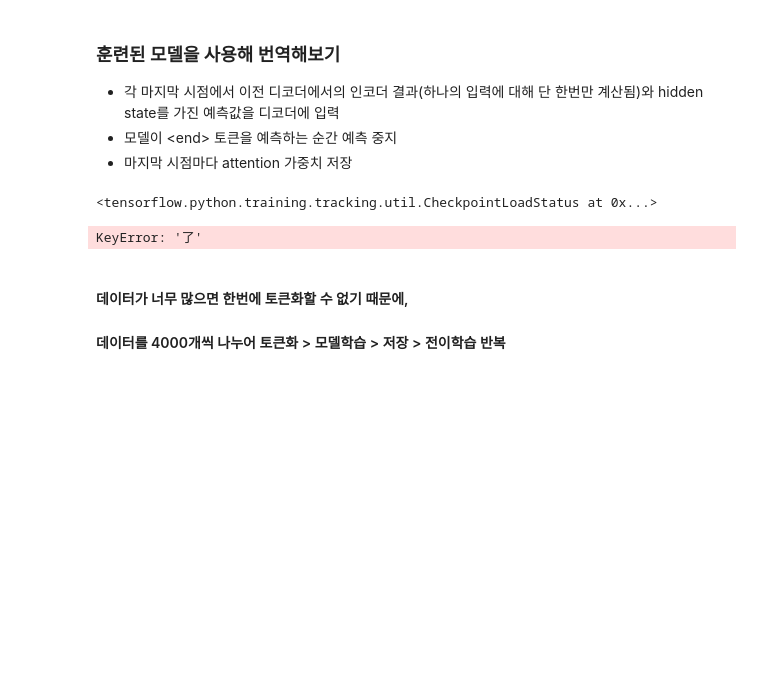
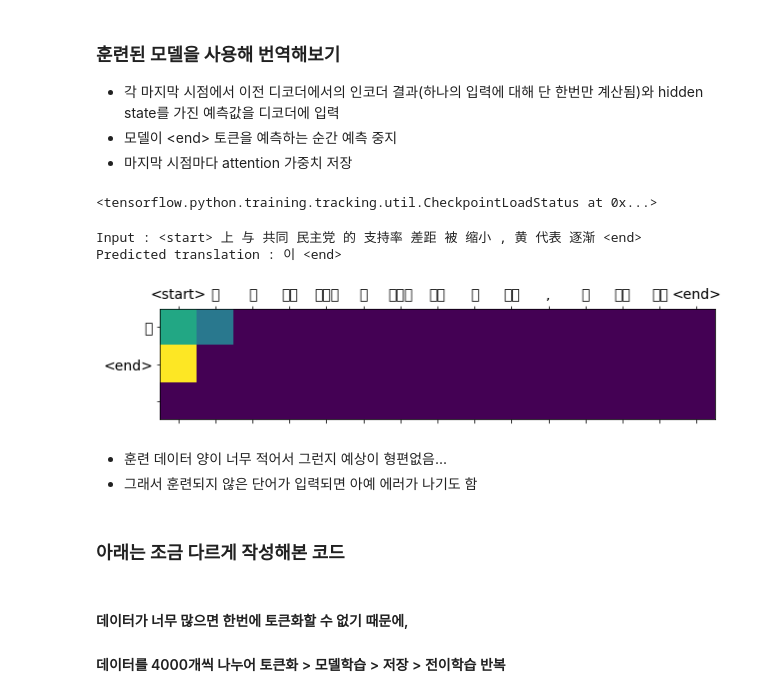
Before and after one commit to yeon93/NLP_Chinese_translator, a Jupyter notebook: 2_modeling.ipynb, the cells around one changed output. Saved outputs shown, nothing was run; the diff lists cells and outputs as text; code cells hidden in the pictures; blank space fills up the shorter version.

```diff
--- a/2_modeling.ipynb
+++ b/2_modeling.ipynb
@@ -117,14 +120,16 @@ def tokenize_dataset(path, num_data):
     return ch_tensor, ko_tensor, ch_tokenizer, ko_tokenizer
 # %%
 #num_data만큼 데이터셋 크기를 제한
-num_data = 10000
+num_data = 1000
 
 path = os.getcwd() + '\\Training'
-ch_tensor, ko_tensor, ch_lang, ko_lang = tokenize_dataset(path, num_data)
+ch_tensor, ko_tensor, ch_lang, ko_lang = tokenize_dataset(path, num_data)   #약 5분 소요
 
 #입력 텐서, 타겟 텐서의 최대 길이 계산
-print('중국어 tensor 크기 : {}'.format(ch_tensor.shape[1]))
-print('한국어 tensor 크기 : {}'.format(ko_tensor.shape[1]))
+max_length_ch = ch_tensor.shape[1]
+max_length_ko = ko_tensor.shape[1]
+print('중국어 tensor 최장 길이 : {}'.format(max_length_ch))
+print('한국어 tensor 최장 길이 : {}'.format(max_length_ko))
 # %% [output]
 Building prefix dict from the default dictionary ...
 Loading model from cache C:\Users\yeonok\AppData\Local\Temp\jieba.cache
@@ -133,11 +140,6 @@ Prefix dict has been built successfully.
 # %%
-def max_length(tensor):
-    return max(len(t) for t in tensor)
+ch_tensor_train, ch_tensor_val, ko_tensor_train, ko_tensor_val = train_test_split(ch_tensor, ko_tensor, test_size=0.2)
 
-max_length_ch, max_length_ko = max_length(ch_tensor), max_length(ko_tensor)
-print('문장 최대 길이 : 중국어 {}, 한국어 {}'.format(max_length_ch, max_length_ko))
-
-ch_tensor_train, ch_tensor_val, ko_tensor_train, ko_tensor_val = train_test_split(ch_tensor, ko_tensor, test_size=0.2)
-print('훈련 데이터셋 크기 : {}'.format(len(ch_tensor_train), len(ko_tensor_train)))
-print('검증 데이터셋 크기 : {}'.format(len(ch_tensor_val), len(ko_tensor_val)))
+print('훈련 데이터셋 크기 : {}, {}'.format(len(ch_tensor_train), len(ko_tensor_train)))
+print('검증 데이터셋 크기 : {}, {}'.format(len(ch_tensor_val), len(ko_tensor_val)))
 # %% [output]
@@ -169,7 +178,7 @@ convert(ko_lang, ko_tensor_train[0])
 ### tf.data 데이터셋 생성하기
 # %%
 BUFFER_SIZE = len(ch_tensor_train)
-BATCH_SIZE = 64   #Out of Memory 에러 주의
+BATCH_SIZE = 1   #Out of Memory 에러 주의...ㅠ
 steps_per_epoch = len(ch_tensor_train) // BATCH_SIZE
 embedding_size = 256
 units = 1024
@@ -392,5 +394,5 @@ os.environ['CUDA_VISIBLE_DEVICES'] = '0' # 초기화할 GPU number
 # %%
-EPOCHS = 3
+EPOCHS = 1
 
 for epoch in range(EPOCHS):
     start = time.time()
@@ -402,9 +404,8 @@ for epoch in range(EPOCHS):
         batch_loss = train_step(inp, targ, enc_hidden)
         total_loss += batch_loss
 
-        if batch % 1000 == 0:
-            print("Epoch {} Batch {} Loss {:4f}".format(
-                epoch+1, batch, batch_loss.numpy()))
+        if batch % 100 == 0:
+            print("Epoch {} Batch {} Loss {:4f}".format(epoch+1, batch, batch_loss.numpy()))
 
     print('Epoch {} Loss {:.4f}'.format(epoch+1, total_loss/steps_per_epoch))
     print('Time taken for 1 epoch {} sec\n'.format(time.time()-start))
@@ -495,9 +495,16 @@ checkpoint.restore(tf.train.latest_checkpoint(checkpoint_dir))
 # %% [output]
 <tensorflow.python.training.tracking.util.CheckpointLoadStatus at 0x...>
 # %%
-translate(u'我迷失了')
+translate(u'上与共同民主党的支持率差距被缩小,黄代表逐渐。')
 # %% [output]
-KeyError: '了'
+Input : <start> 上 与 共同 民主党 的 支持率 差距 被 缩小 , 黄 代表 逐渐 <end>
+Predicted translation : 이 <end>
+[figure, added]
+# %% [markdown]
++ 훈련 데이터 양이 너무 적어서 그런지 예상이 형편없음...
++ 그래서 훈련되지 않은 단어가 입력되면 아예 에러가 나기도 함
+# %% [markdown]
+### 아래는 조금 다르게 작성해본 코드
 # %%
 def tokenize(train_df):
     #글자단위 토큰화
```
Also changed, not shown: parts of 14 cells of this notebook.
